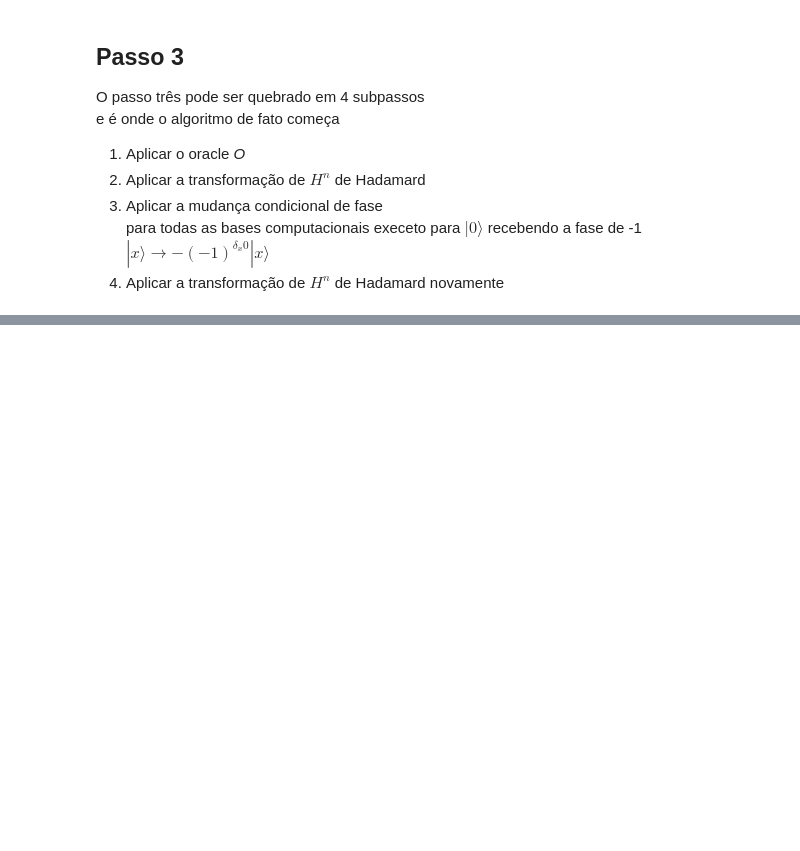
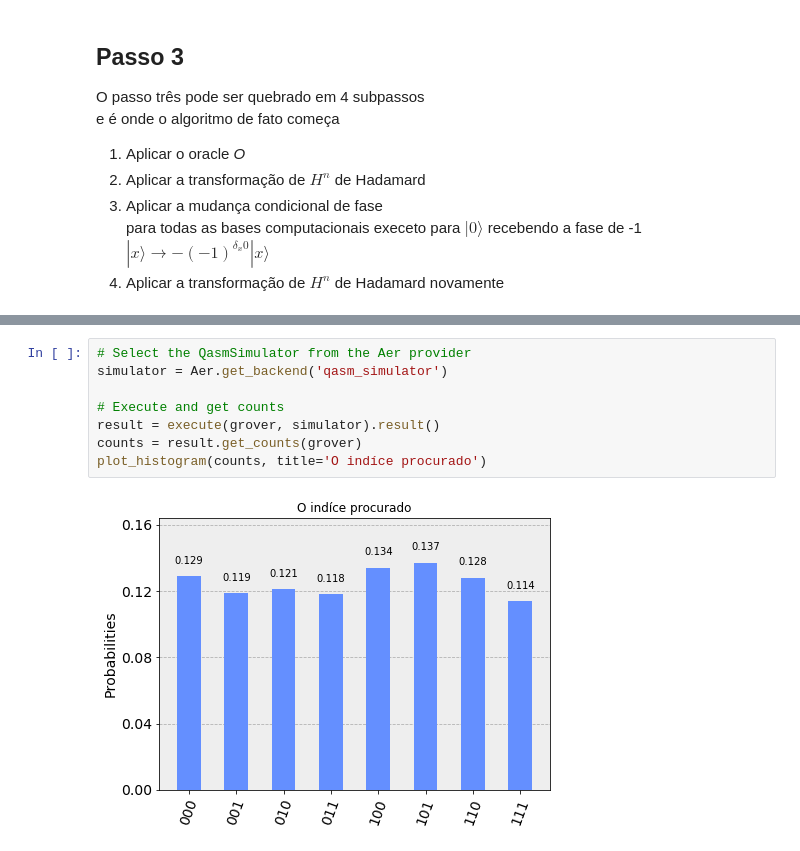
Before and after one commit to adjs/comp-quantica, a Jupyter notebook: grover.ipynb, the cells around one changed output, grey strips where cells are left out. Drawn from its saved outputs; the diff is of its cells as text; blank space fills up the shorter version.

```diff
--- a/grover.ipynb
+++ b/grover.ipynb
@@ -113,0 +187,10 @@ Agora aplicaremos a transformação de Hadamard e a mudança condicional de fase
+# %%
+# Select the QasmSimulator from the Aer provider
+simulator = Aer.get_backend('qasm_simulator')
+
+# Execute and get counts
+result = execute(grover, simulator).result()
+counts = result.get_counts(grover)
+plot_histogram(counts, title='O indíce procurado')
+# %% [output]
+[figure, added]
```
Also changed, not shown: parts of 14 cells of this notebook.
